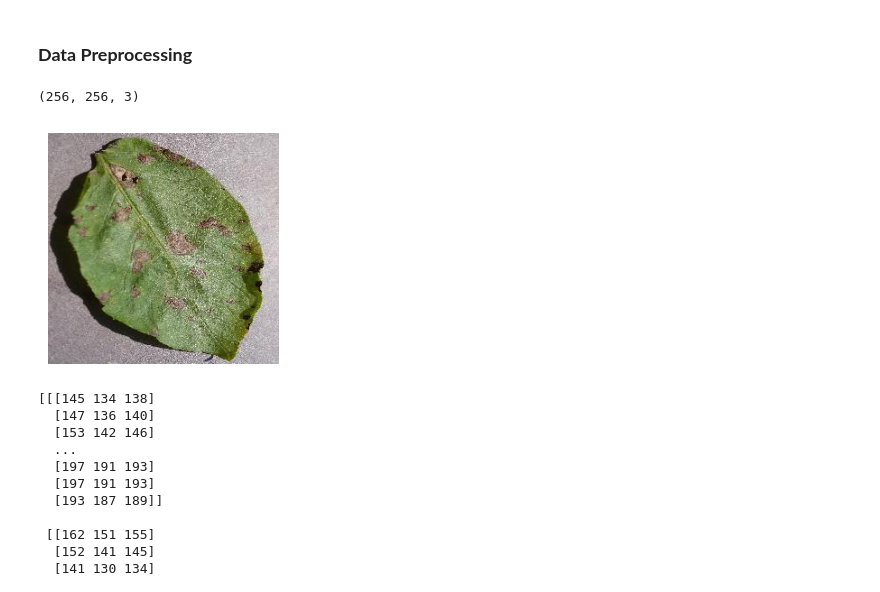
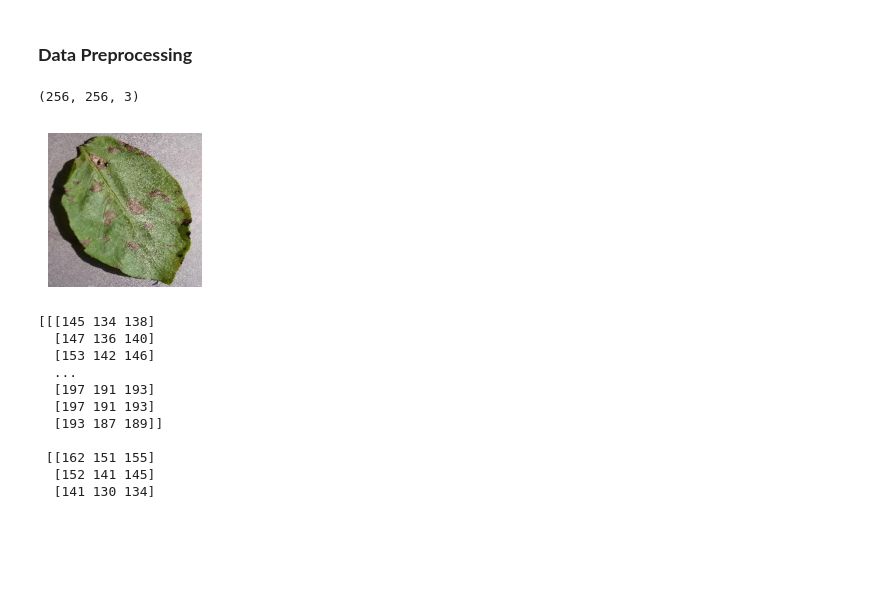
Before and after one commit to navaneeth2024/agrovision, a Jupyter notebook: notebooks/xception_new copy[02-04-2024].ipynb, the cells around one changed output. Drawn from its saved outputs; the diff is of its cells as text; code cells hidden in the pictures; blank space fills up the shorter version.

```diff
--- a/notebooks/xception_new copy[02-04-2024].ipynb
+++ b/notebooks/xception_new copy[02-04-2024].ipynb
@@ -41,18 +41,18 @@ test_dir = 'D:/testproject/New Plant Diseases Dataset(Augmented)/test/test'
 # %%
 image_path = r'D:\testproject\New Plant Diseases Dataset(Augmented)\New Plant Diseases Dataset(Augmented)\train\Potato___Early_blight\b549ab3b-06f1-45ef-bf34-86071552d870___RS_Early.B 8576_180deg.JPG'
 
 # Read the image
 img = plt.imread(image_path)
 
 print(img.shape)
-plt.figure(figsize=(3,3))
+plt.figure(figsize=(2,2))
 # Display the image
 plt.imshow(img)
 plt.axis('off')  # Turn off axis numbers
 plt.show()
 # %% [output]
 (256, 256, 3)
-[figure, old version]
+[figure, new version]
 # %%
 image_path = r'D:\testproject\New Plant Diseases Dataset(Augmented)\New Plant Diseases Dataset(Augmented)\train\Potato___Early_blight\b549ab3b-06f1-45ef-bf34-86071552d870___RS_Early.B 8576_180deg.JPG'
 
```
Also changed, not shown: 28 other files.
